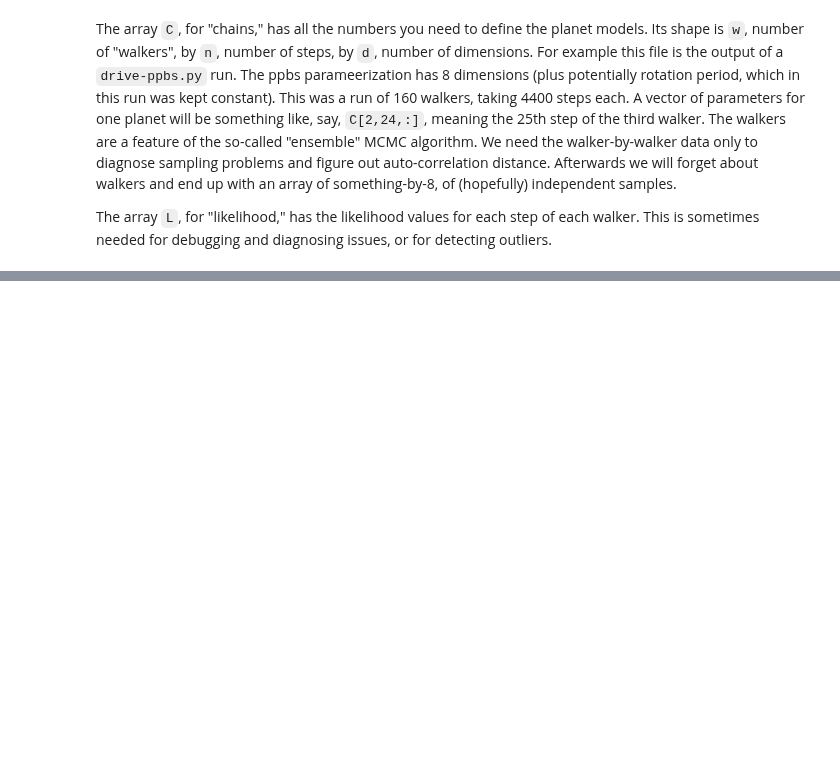
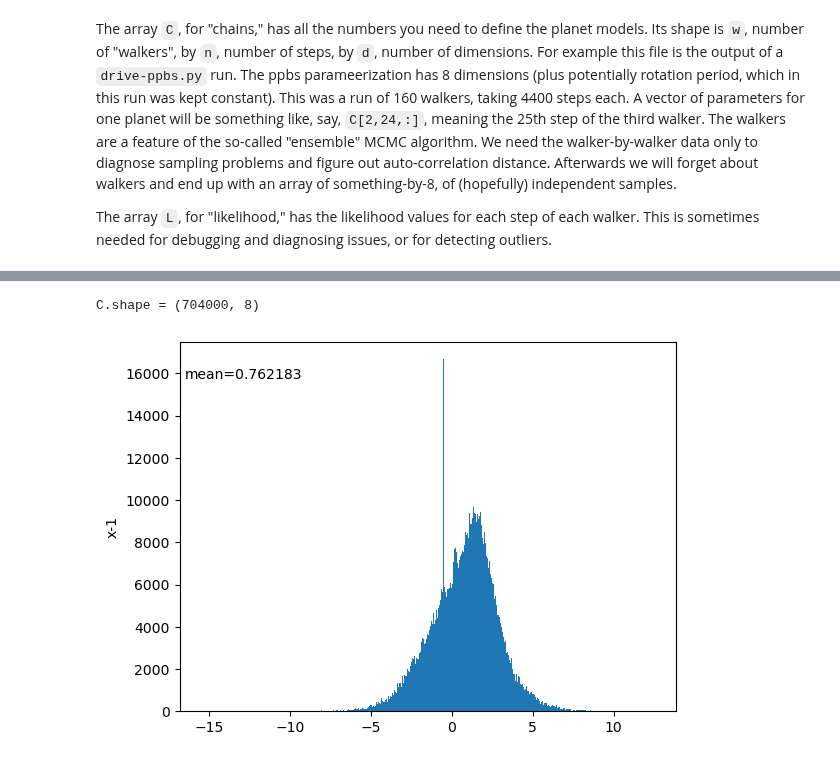
Before and after one commit to nmovshov/pyPIPE, a Jupyter notebook: how_to_samplify.ipynb, the cells around one changed output, grey strips where cells are left out. Saved outputs shown, nothing was run; the diff lists cells and outputs as text; code cells hidden in the pictures; blank space fills up the shorter version.

```diff
--- a/how_to_samplify.ipynb
+++ b/how_to_samplify.ipynb
@@ -24,0 +56,5 @@ The array `L`, for "likelihood," has the likelihood values for each step of each
+# %%
+ah.plot_histograms(fname, dims=-1)
+# %% [output]
+C.shape = (704000, 8)
+[figure, added]
```
Also changed, not shown: parts of 33 cells of this notebook, 2 other files.
